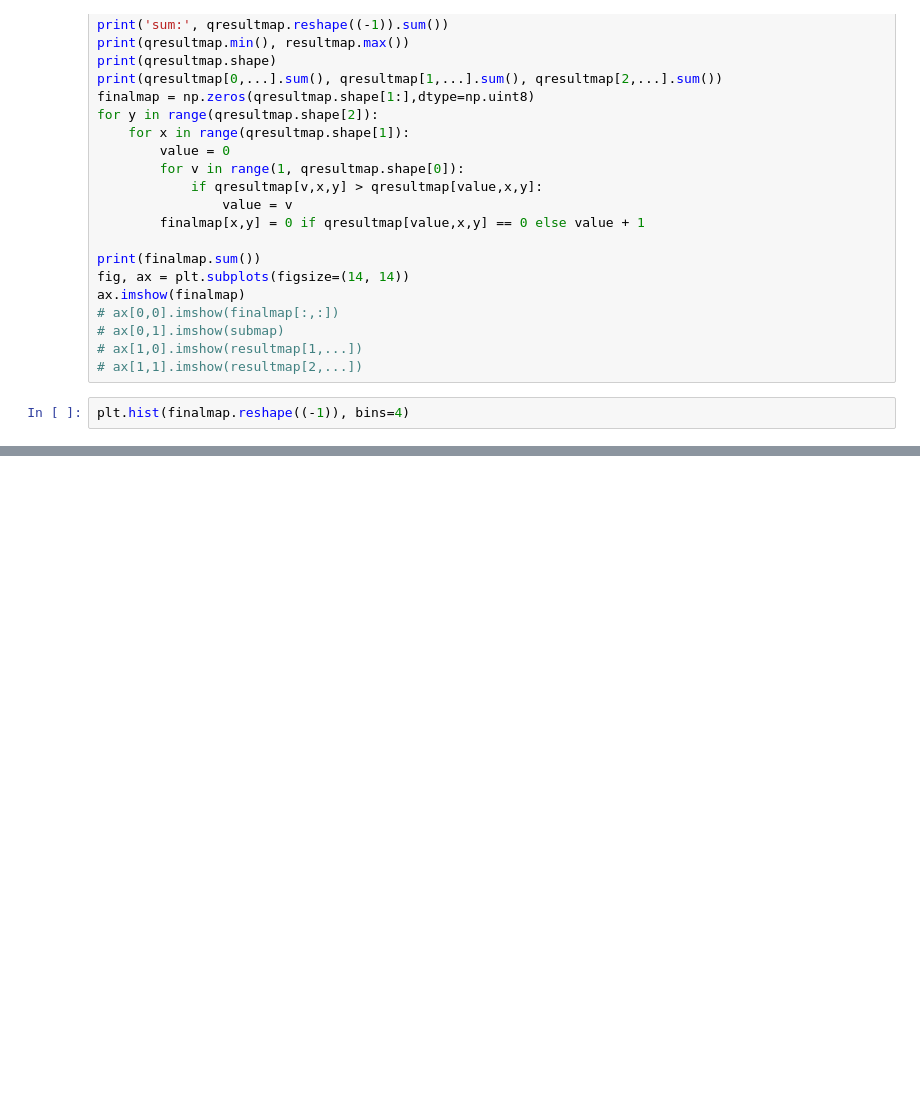
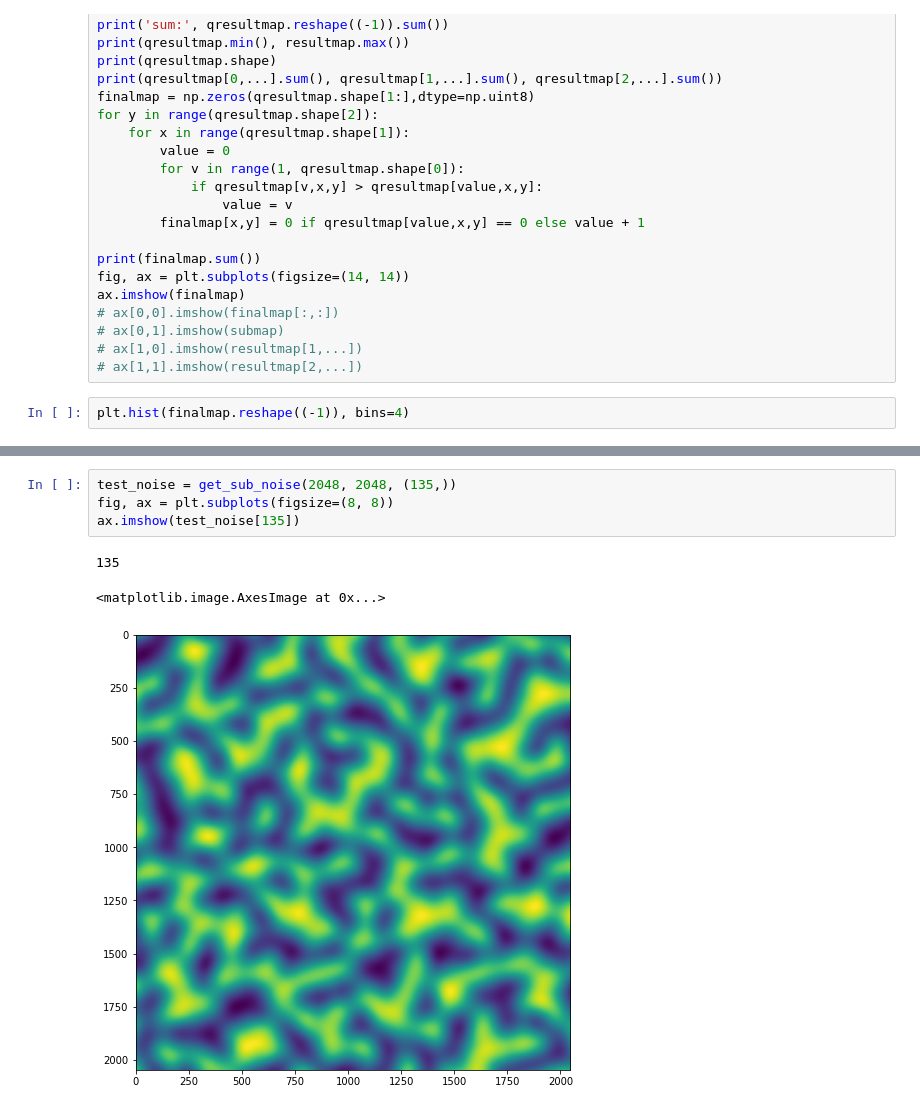
Before and after one commit to atbenmurray/space_engineers, a Jupyter notebook: world_files.ipynb, the cells around one changed output, grey strips where cells are left out. Saved outputs shown, nothing was run; the diff lists cells and outputs as text; blank space fills up the shorter version.

```diff
--- a/world_files.ipynb
+++ b/world_files.ipynb
@@ -450,0 +482,8 @@ filaments(False)
+# %%
+test_noise = get_sub_noise(2048, 2048, (135,))
+fig, ax = plt.subplots(figsize=(8, 8))
+ax.imshow(test_noise[135])
+# %% [output]
+135
+<matplotlib.image.AxesImage at 0x...>
+[figure, added]
```
Also changed, not shown: parts of 9 cells of this notebook.
